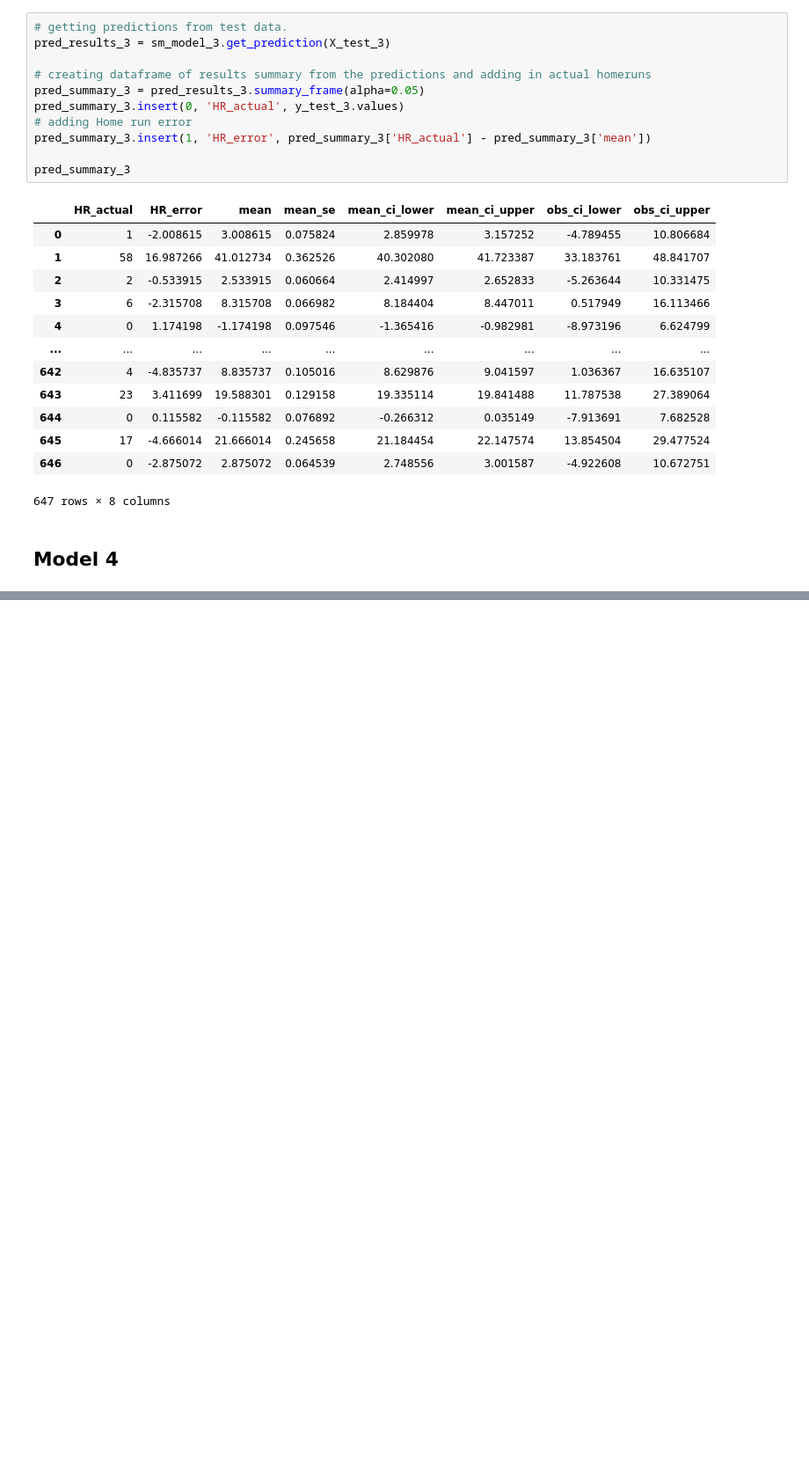
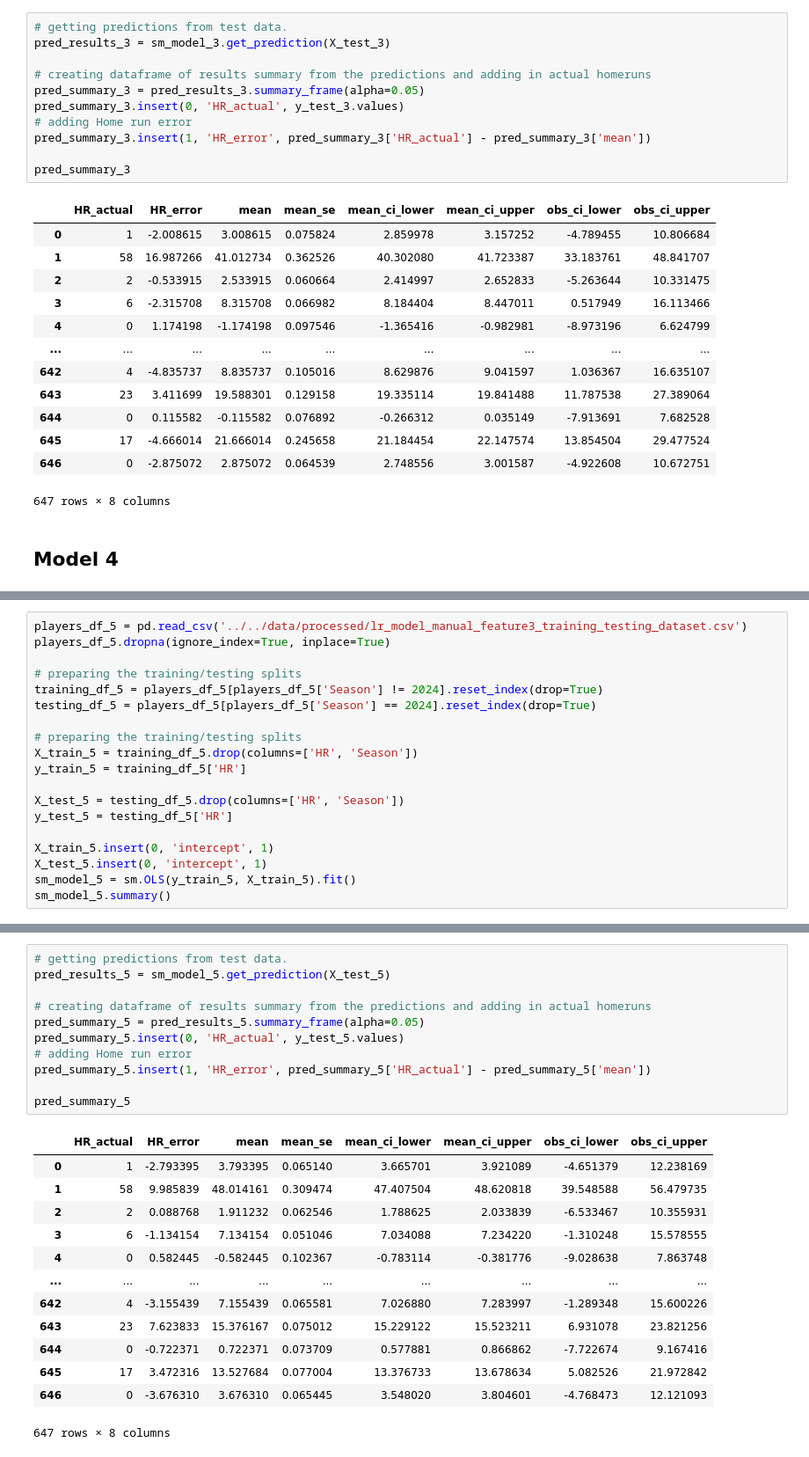
Before and after one commit to N-Janick/BE2100_HR_predictions_ML_project, a Jupyter notebook: notebooks/modeling/linear_regression_model_training_comparison.ipynb, the cells around one changed output, grey strips where cells are left out. Shown: that part at 88% size. Cells and saved outputs as stored; diff of their text form; blank space fills up the shorter version.

```diff
--- a/notebooks/modeling/linear_regression_model_training_comparison.ipynb
+++ b/notebooks/modeling/linear_regression_model_training_comparison.ipynb
@@ -262,0 +336,19 @@ pred_summary_3
+# %%
+players_df_5 = pd.read_csv('../../data/processed/lr_model_manual_feature3_training_testing_dataset.csv')
+players_df_5.dropna(ignore_index=True, inplace=True)
+
+# preparing the training/testing splits
+training_df_5 = players_df_5[players_df_5['Season'] != 2024].reset_index(drop=True)
+testing_df_5 = players_df_5[players_df_5['Season'] == 2024].reset_index(drop=True)
+
+# preparing the training/testing splits
+X_train_5 = training_df_5.drop(columns=['HR', 'Season'])
+y_train_5 = training_df_5['HR']
+
+X_test_5 = testing_df_5.drop(columns=['HR', 'Season'])
+y_test_5 = testing_df_5['HR']
+
+X_train_5.insert(0, 'intercept', 1)
+X_test_5.insert(0, 'intercept', 1)
+sm_model_5 = sm.OLS(y_train_5, X_train_5).fit()
+sm_model_5.summary()
@@ -262,0 +379,25 @@ pred_summary_3
+# %%
+# getting predictions from test data.
+pred_results_5 = sm_model_5.get_prediction(X_test_5)
+
+# creating dataframe of results summary from the predictions and adding in actual homeruns
+pred_summary_5 = pred_results_5.summary_frame(alpha=0.05)
+pred_summary_5.insert(0, 'HR_actual', y_test_5.values)
+# adding Home run error
+pred_summary_5.insert(1, 'HR_error', pred_summary_5['HR_actual'] - pred_summary_5['mean'])
+
+pred_summary_5
+# %% [output]
+|  | HR_actual | HR_error | mean | mean_se | mean_ci_lower | mean_ci_upper | obs_ci_lower | obs_ci_upper |
+| 0 | 1 | -2.793395 | 3.793395 | 0.065140 | 3.665701 | 3.921089 | -4.651379 | 12.238169 |
+| 1 | 58 | 9.985839 | 48.014161 | 0.309474 | 47.407504 | 48.620818 | 39.548588 | 56.479735 |
+| 2 | 2 | 0.088768 | 1.911232 | 0.062546 | 1.788625 | 2.033839 | -6.533467 | 10.355931 |
+| 3 | 6 | -1.134154 | 7.134154 | 0.051046 | 7.034088 | 7.234220 | -1.310248 | 15.578555 |
+| 4 | 0 | 0.582445 | -0.582445 | 0.102367 | -0.783114 | -0.381776 | -9.028638 | 7.863748 |
+| ... | ... | ... | ... | ... | ... | ... | ... | ... |
+| 642 | 4 | -3.155439 | 7.155439 | 0.065581 | 7.026880 | 7.283997 | -1.289348 | 15.600226 |
+| 643 | 23 | 7.623833 | 15.376167 | 0.075012 | 15.229122 | 15.523211 | 6.931078 | 23.821256 |
+| 644 | 0 | -0.722371 | 0.722371 | 0.073709 | 0.577881 | 0.866862 | -7.722674 | 9.167416 |
+| 645 | 17 | 3.472316 | 13.527684 | 0.077004 | 13.376733 | 13.678634 | 5.082526 | 21.972842 |
+| 646 | 0 | -3.676310 | 3.676310 | 0.065445 | 3.548020 | 3.804601 | -4.768473 | 12.121093 |
+647 rows × 8 columns
```
Also changed, not shown: parts of 12 cells of this notebook, 4 other files.
